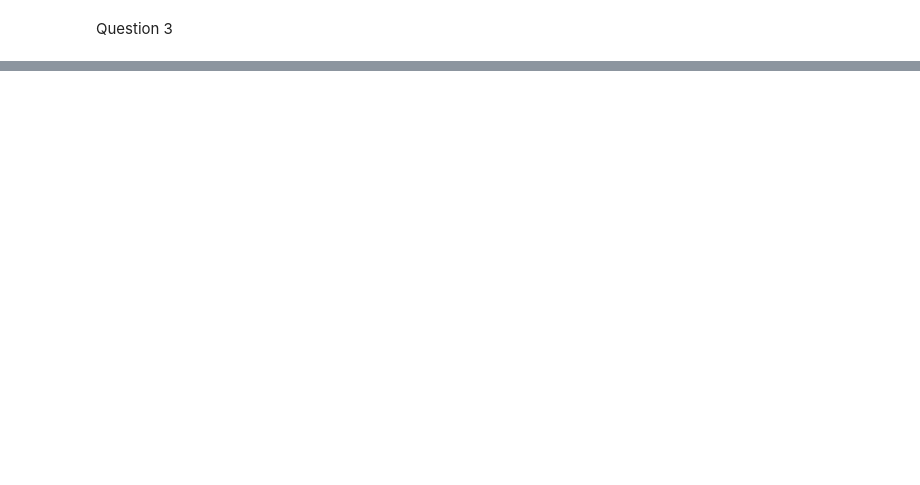
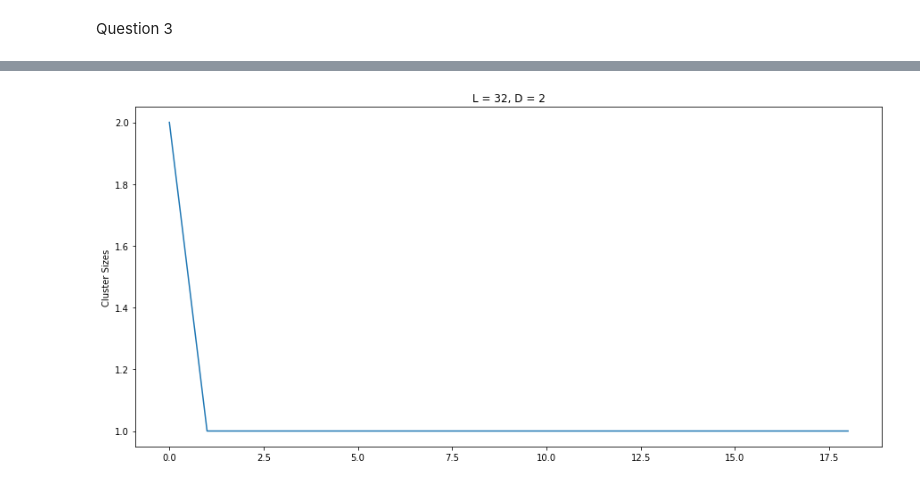
Before and after one commit to brynchristineloftness/csys300pocs, a Jupyter notebook: Ass_10.ipynb, the cells around one changed output, grey strips where cells are left out. Cells and saved outputs as stored; diff of their text form; code cells hidden in the pictures; blank space fills up the shorter version.

```diff
--- a/Ass_10.ipynb
+++ b/Ass_10.ipynb
@@ -130,0 +155,22 @@ plt.show()
+# %%
+labeled_matrix,number_of_clusters = me.label(new_space)
+
+freq = {}
+for x in range(1,labeled_matrix.shape[0]):
+    for y in range(1,labeled_matrix.shape[1]):
+        if(labeled_matrix[x][y]!=0):
+            if labeled_matrix[x][y] in freq:
+                freq[labeled_matrix[x][y]] += 1
+            else:
+                freq[labeled_matrix[x][y]]=1
+cluster_size_list = []
+for x in freq.values():
+    cluster_size_list.append(x)
+cluster_size_list.sort(reverse = True)
+plt.figure(figsize = (15,7))
+plt.plot(cluster_size_list)
+plt.ylabel("Cluster Sizes")
+plt.title("L = 32, D = 2")
+plt.show()
+# %% [output]
+[figure, added]
```
Also changed, not shown: parts of 6 cells of this notebook.
